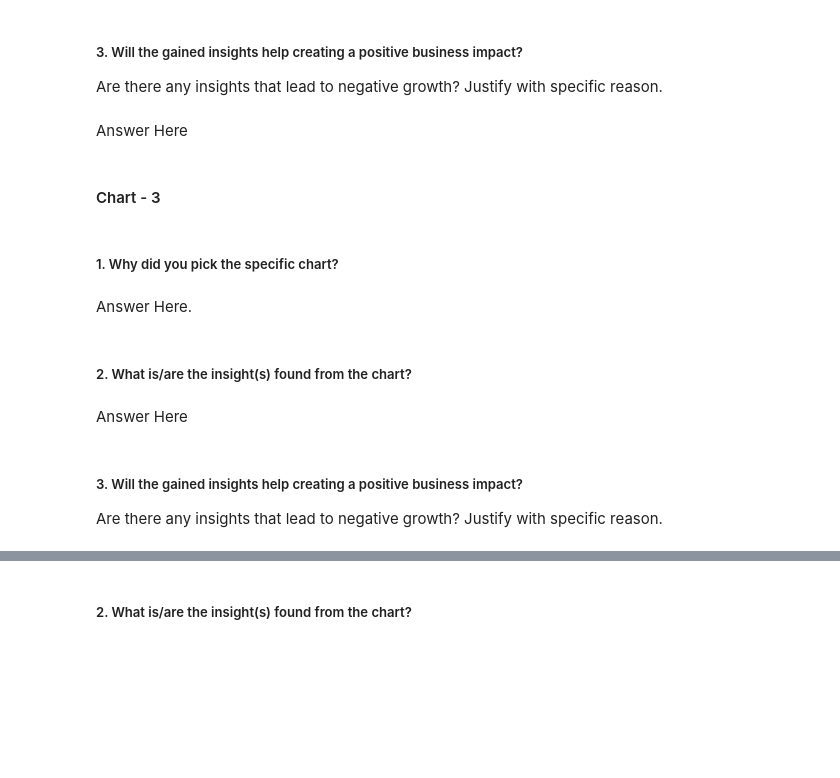
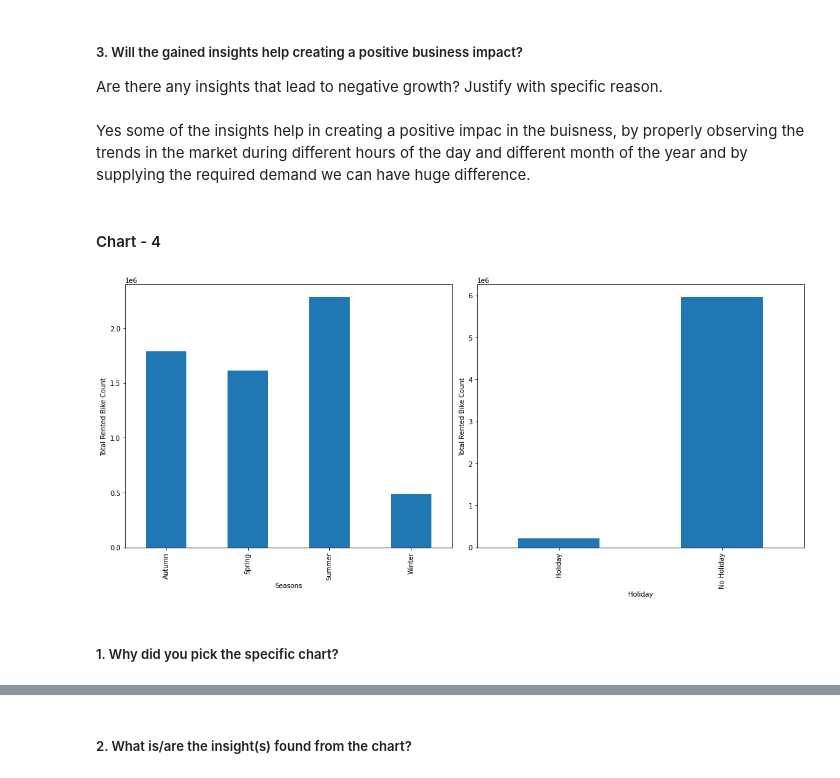
Before and after one commit to Jeevan-NM/Bike-Sharing-Demand-Prediction, a Jupyter notebook: BikeSharingDemandPrediction.ipynb, the cells around one changed output, grey strips where cells are left out. Saved outputs shown, nothing was run; the diff lists cells and outputs as text; code cells hidden in the pictures; blank space fills up the shorter version.

```diff
--- a/BikeSharingDemandPrediction.ipynb
+++ b/BikeSharingDemandPrediction.ipynb
@@ -383,7 +511,7 @@ Answer Here
 # %% [markdown]
 ##### 3. Will the gained insights help creating a positive business impact?
 Are there any insights that lead to negative growth? Justify with specific reason.
-# %% [markdown]
-Answer Here
+# %% [markdown]
+Yes some of the insights help in creating a positive impac in the buisness, by properly observing the trends in the market during different hours of the day and different month of the year and by supplying the required demand we can have huge difference.
 # %% [markdown]
-#### Chart - 3
+#### Chart - 4
@@ -392,11 +518,20 @@ Answer Here
+# %%
+# Chart - 4 Lets have a view at the distribution of categorical data with respect to the count of, number of bikes rented
+categorical_features=df.describe(include=('object','category')).columns
+categorical_features
+
+figure=plt.figure(figsize=(15,7))
+for index,column in enumerate(categorical_features):
+  feature=df[column]
+  plt.subplot(1,2,index+1)
+  dataset=df.copy()
+  dataset.groupby(feature)['Rented Bike Count'].sum().plot(kind='bar') #kind=bar use for ploting barchart
+  ax = fig.gca()
+  plt.ylabel('Total Rented Bike Count')
+  plt.tight_layout()
+  for p in ax.patches:
+      ax.annotate(round(p.get_height()),(p.get_x() + p.get_width()/2,p.get_height()),ha='center',size= 12, rotation=90)
+# %% [output]
+[figure, added]
 # %% [markdown]
 ##### 1. Why did you pick the specific chart?
-# %% [markdown]
-Answer Here.
-# %% [markdown]
-##### 2. What is/are the insight(s) found from the chart?
-# %% [markdown]
-Answer Here
-# %% [markdown]
-##### 3. Will the gained insights help creating a positive business impact?
-Are there any insights that lead to negative growth? Justify with specific reason.
```
Also changed, not shown: parts of 47 cells of this notebook.
